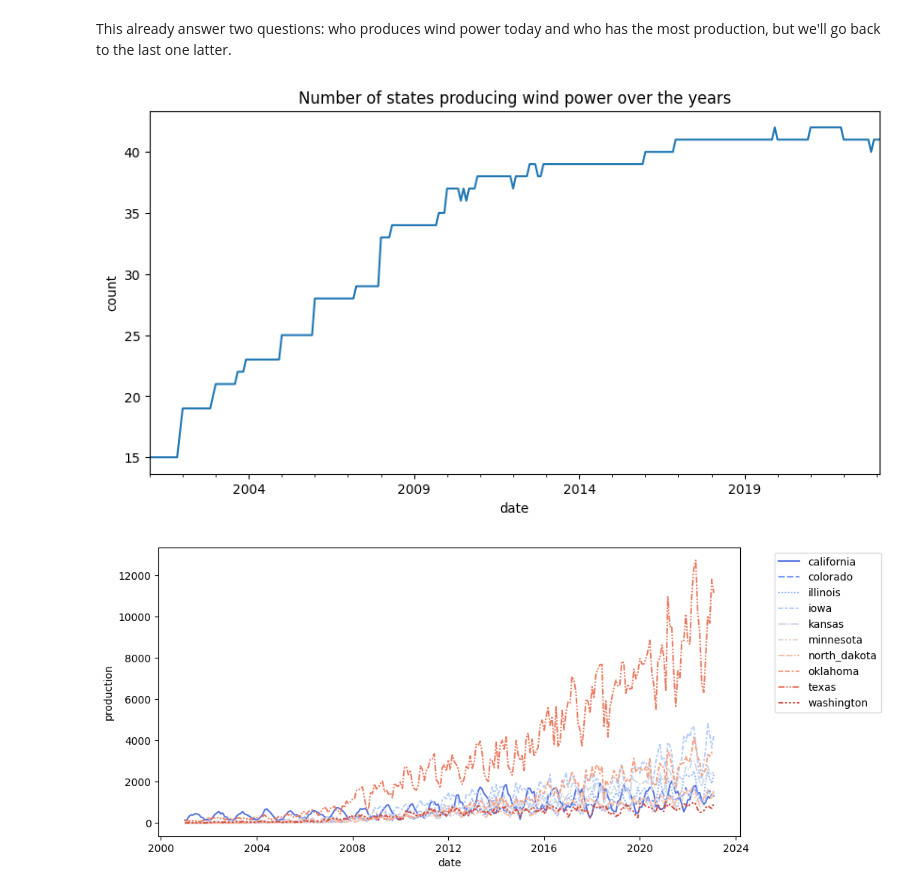
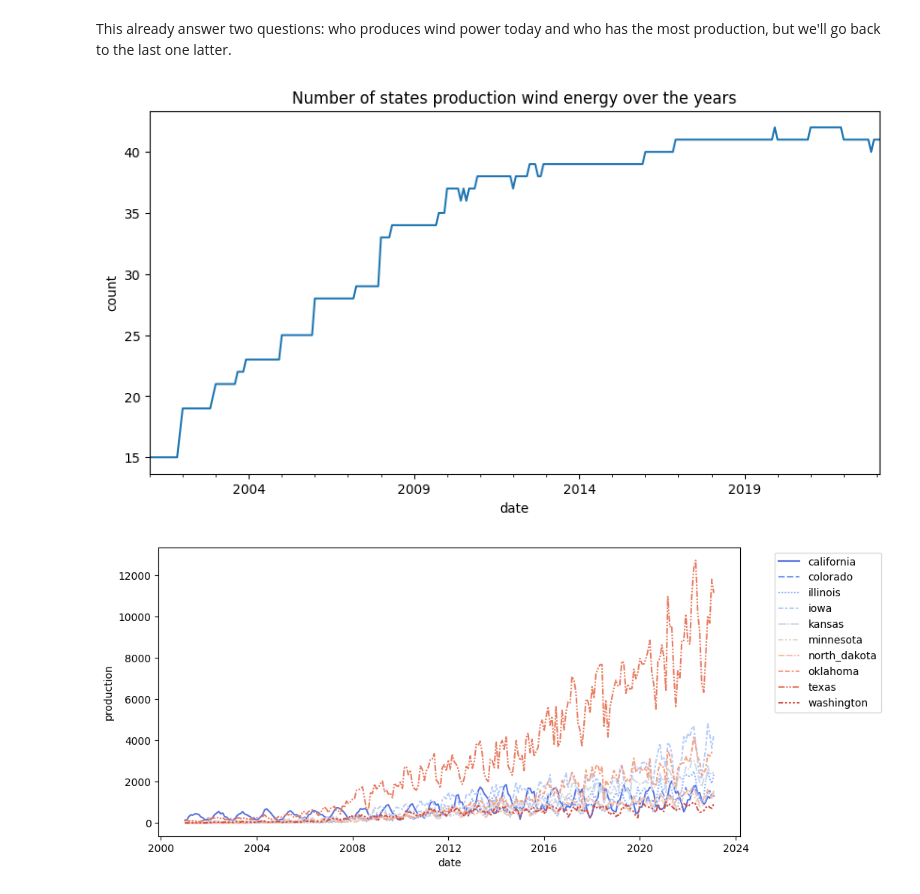
Before and after one commit to abasilio91/DS-wind_production_US, a Jupyter notebook: wind-power-production-statistical-study.ipynb, the cells around one changed output. Saved outputs shown, nothing was run; the diff lists cells and outputs as text; code cells hidden in the pictures.

```diff
--- a/wind-power-production-statistical-study.ipynb
+++ b/wind-power-production-statistical-study.ipynb
@@ -357,13 +382,11 @@ This already answer two questions: who produces wind power today and who has the
 # %%
 # How many states produce wind power in a specific moment in history?
 
-df_wind.melt(id_vars='date', value_name='production', var_name='state').\
-    groupby(by='date')['production'].count().plot(kind='line', figsize=(10,5));
-
+df_wind.groupby('date')['production'].count().plot(kind='line',figsize=(10,5))
+plt.title('Number of states production wind energy over the years')
 plt.ylabel('count');
-plt.title('Number of states producing wind power over the years');
 # %% [output]
-[figure, old version]
+[figure, new version]
 # %%
 #Production over time for the biggest producers (another question)
 
```
Also changed, not shown: parts of 1 cell of this notebook, 4 other files.
